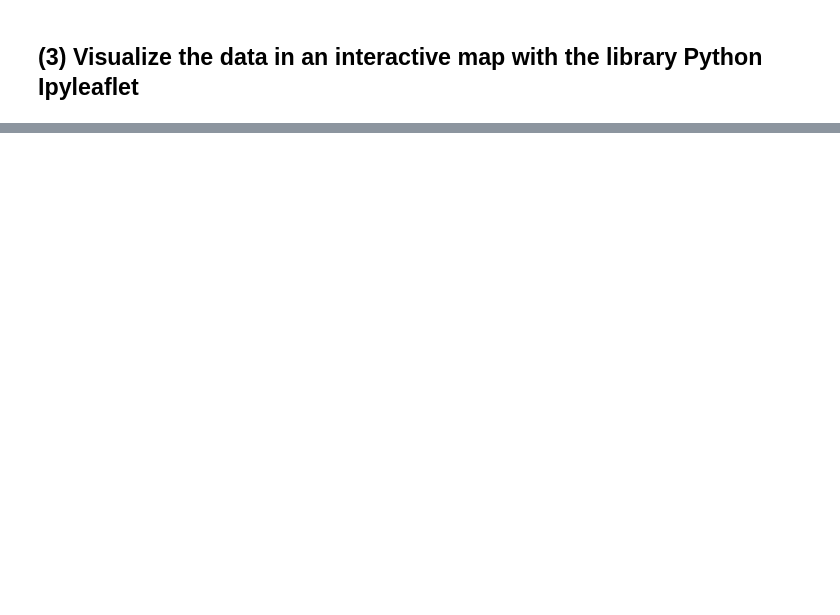
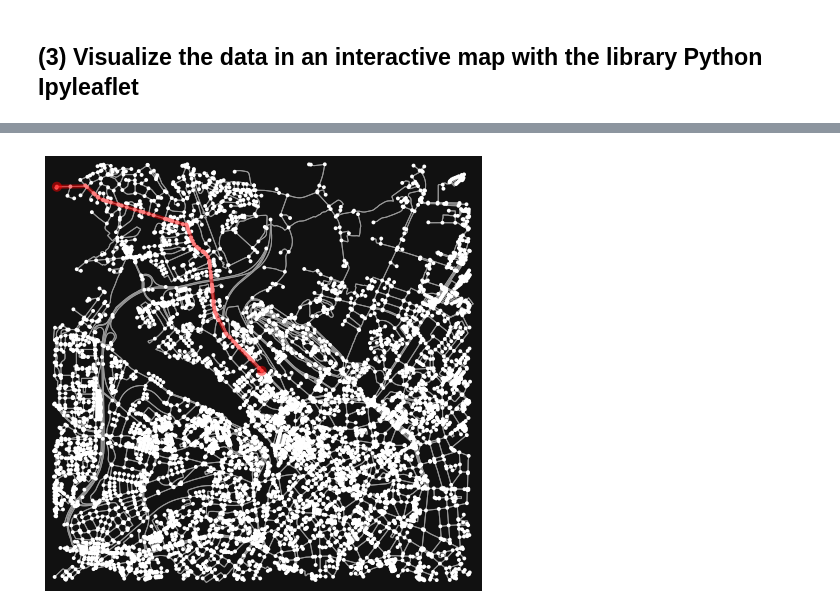
Before and after one commit to Hosseinabdeyazd/GIS-BOX-DATA-FACTORY-RWTH, a Jupyter notebook: XX_NEU-exercise.ipynb, the cells around one changed output, grey strips where cells are left out. Saved outputs shown, nothing was run; the diff lists cells and outputs as text; code cells hidden in the pictures; blank space fills up the shorter version.

```diff
--- a/XX_NEU-exercise.ipynb
+++ b/XX_NEU-exercise.ipynb
@@ -114,7 +144,7 @@ map_aachen
 #Defining tag for this 'wind turbine' renewable energy. OSM data for all the wind turbines at a distance of 10km from city center are queried.
 tag = {"generator:method" : "wind_turbine"}
 #The value of point here is the aachen city center coordinates.
-point = (50.7717, 6.0841)
+point = (50.784641, 6.073392)
 dist = 5000
 gdf2 = ox.geometries_from_point(point, tag, dist=dist)
 gdf2.info()
@@ -134,0 +211,3 @@ gdf2[gdf2['generator:method'] == "wind_turbine"].plot()
+# %%
+gdf4 = gdf2.iloc[:1]
+gdf4
@@ -150,0 +229,7 @@ aachen_windturbine
+# %%
+windurbine_location = gdf4.iloc[0]['geometry']
+windurbine_coordinate = (windurbine_location.y , windurbine_location.x)
+icon = Icon(icon_url='https://github.com/Hosseinabdeyazd/Icon-Wind/blob/main/2076-200%20(2).png?raw=true', icon_size=[35, 35], icon_anchor=[0,0])
+mark = Marker(location=windurbine_coordinate , icon=icon, rotation_angle=0, rotation_origin='22px 94px')
+aachen_windturbine.add_layer(mark);
+aachen_windturbine
@@ -157,14 +246,12 @@ ax, fig = ox.plot_graph(G, node_color='b', node_zorder=1, bgcolor='#FFFFFF')
 # %%
-windturbine_locations = gdf3.geometry.values
-routes = []
-for index, windturbine_location in enumerate(windturbine_locations):
-    #Set start and end point (value)
-    start = ox.nearest_nodes(G, center[1], center[0])
-    dest  = ox.nearest_nodes(G, windturbine_location[0], windturbine_location[1])
+#Set start and end point (value)
+start = ox.nearest_nodes(G, point[1], point[0])
+dest  = ox.nearest_nodes(G, windurbine_coordinate[1], windurbine_coordinate[0])
 
-    #Calculate the shortest path between start and end point
-    route = ox.shortest_path(G, start, dest)
-    routes.append(route)
+#Calculate the shortest path between start and end point
+route_nodes = ox.shortest_path(G, start, dest)
 
-fig, ax = ox.plot_graph_routes(G, routes);
+fig, ax = ox.plot_graph_route(G, route_nodes);
 fig.savefig('world.jpg');
+# %% [output]
+[figure, added]
```
Also changed, not shown: parts of 20 cells of this notebook, 4 other files.
